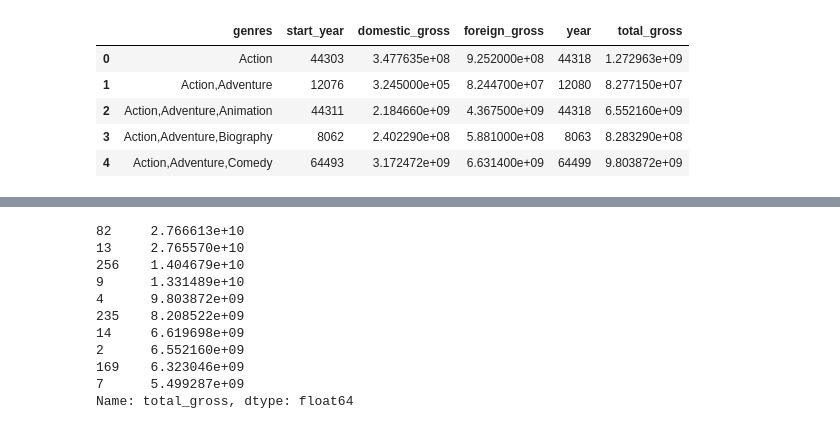
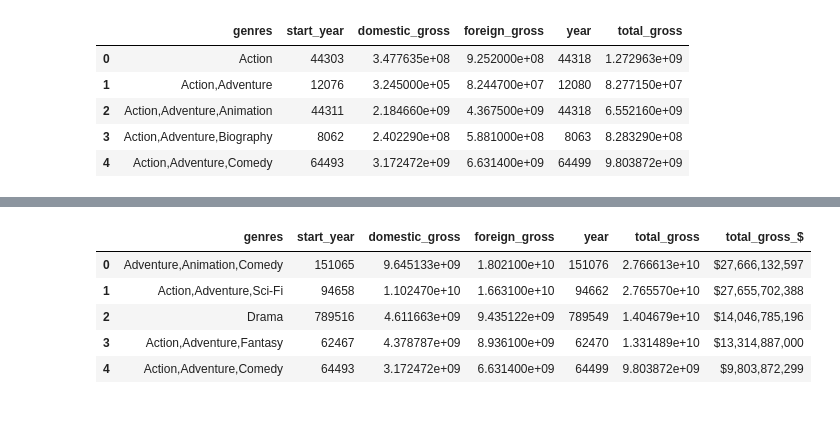
Before and after one commit to rahulakrish/movie_studio_recommendation, a Jupyter notebook: project_notebook.ipynb, the cells around one changed output, grey strips where cells are left out. Saved outputs shown, nothing was run; the diff lists cells and outputs as text; code cells hidden in the pictures.

```diff
--- a/project_notebook.ipynb
+++ b/project_notebook.ipynb
@@ -590,15 +489,12 @@ memory usage: 18.2+ KB
-# %%
-df_genres.iloc[0:10, 5]
-# %% [output]
-82     2.766613e+10
-13     2.765570e+10
-256    1.404679e+10
-9      1.331489e+10
-4      9.803872e+09
-235    8.208522e+09
-14     6.619698e+09
-2      6.552160e+09
-169    6.323046e+09
-7      5.499287e+09
-Name: total_gross, dtype: float64
+# %%
+# creating a new column of the total_gross re-formatted
+df_genres["total_gross_$"] = df_genres["total_gross"].map('${:,.0f}'.format)
+df_genres.head()
+# %% [output]
+|  | genres | start_year | domestic_gross | foreign_gross | year | total_gross | total_gross_$ |
+| 0 | Adventure,Animation,Comedy | 151065 | 9.645133e+09 | 1.802100e+10 | 151076 | 2.766613e+10 | $27,666,132,597 |
+| 1 | Action,Adventure,Sci-Fi | 94658 | 1.102470e+10 | 1.663100e+10 | 94662 | 2.765570e+10 | $27,655,702,388 |
+| 2 | Drama | 789516 | 4.611663e+09 | 9.435122e+09 | 789549 | 1.404679e+10 | $14,046,785,196 |
+| 3 | Action,Adventure,Fantasy | 62467 | 4.378787e+09 | 8.936100e+09 | 62470 | 1.331489e+10 | $13,314,887,000 |
+| 4 | Action,Adventure,Comedy | 64493 | 3.172472e+09 | 6.631400e+09 | 64499 | 9.803872e+09 | $9,803,872,299 |
 # %%
```
Also changed, not shown: parts of 30 cells of this notebook.
